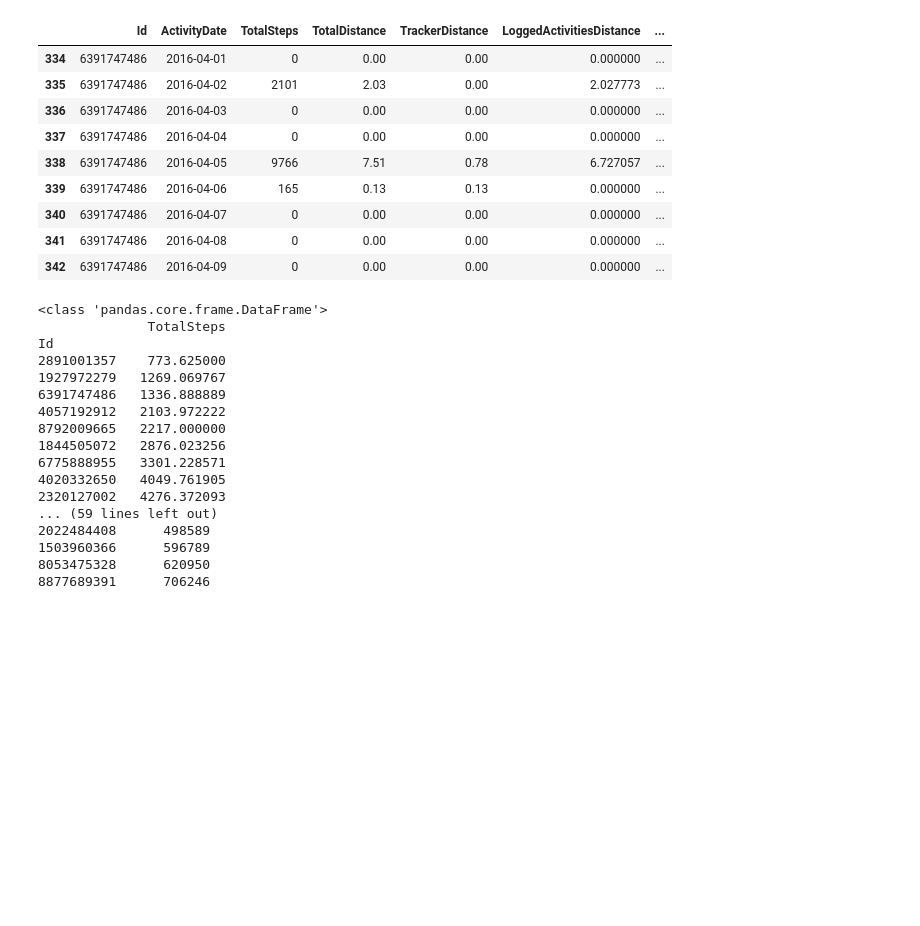
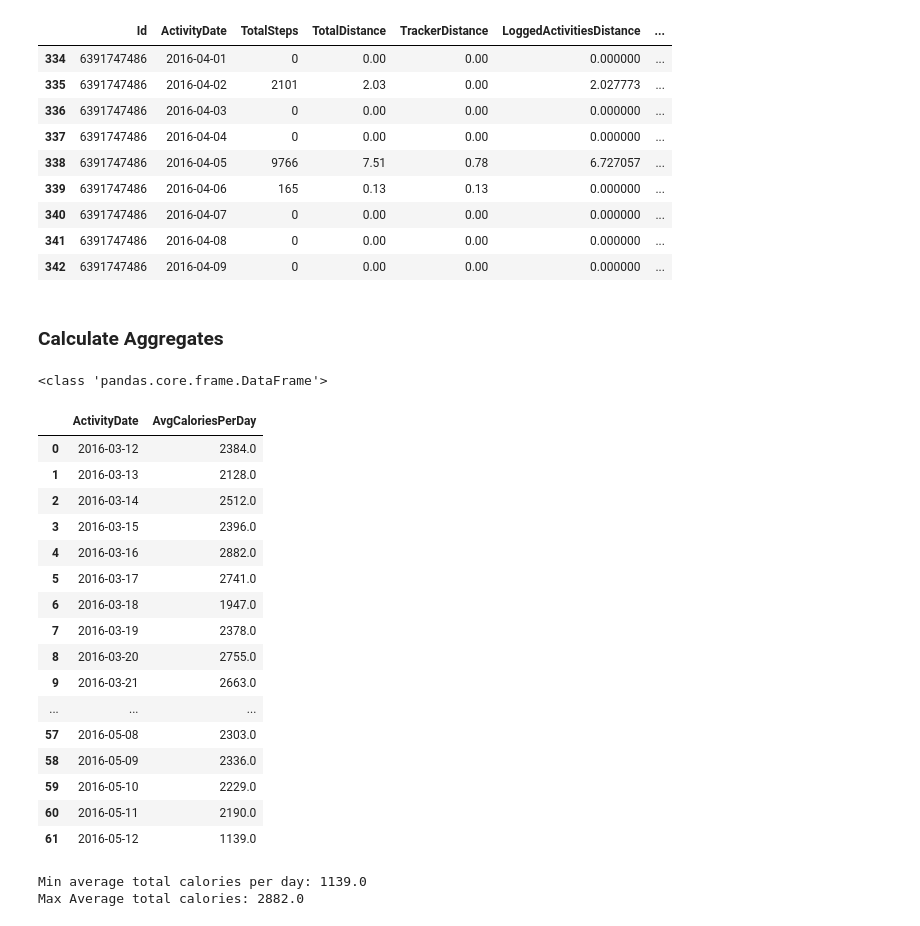
Before and after one commit to danijia/bellabeat-case-study, a Jupyter notebook: Jupyter Notebooks/bellabeat-case-study.ipynb, the cells around one changed output. Drawn from its saved outputs; the diff is of its cells as text; code cells hidden in the pictures; blank space fills up the shorter version.

```diff
--- a/Jupyter Notebooks/bellabeat-case-study.ipynb
+++ b/Jupyter Notebooks/bellabeat-case-study.ipynb
@@ -397,6 +358,7 @@ daily_activity.head(2)
 | 1 | 1503960366 | 2016-03-26 | 17609 | 11.55 | 11.55 | 0.0 | ... |
 # %%
 # print(daily_activity['ActivityDate'].min())
+pd.set_option('display.max_rows', None)
 display(daily_activity.sort_values('ActivityDate', ascending=True).head(10))
 # %% [output]
 |  | Id | ActivityDate | TotalSteps | TotalDistance | TrackerDistance | LoggedActivitiesDistance | ... |
@@ -444,39 +406,40 @@ display(daily_activity[daily_activity['Id'] == 6391747486].sort_values('Activity
 | 340 | 6391747486 | 2016-04-07 | 0 | 0.00 | 0.00 | 0.000000 | ... |
 | 341 | 6391747486 | 2016-04-08 | 0 | 0.00 | 0.00 | 0.000000 | ... |
 | 342 | 6391747486 | 2016-04-09 | 0 | 0.00 | 0.00 | 0.000000 | ... |
-# %%
-# calculate aggregates
-
-# avg steps per user
-avg_steps_per_user = daily_activity.groupby('Id').TotalSteps.mean()
-avg_steps_per_user = avg_steps_per_user.to_frame().sort_values('TotalSteps', ascending=True)
-print(type(avg_steps_per_user))
-
-print(avg_steps_per_user)
-
-# user with total average steps = 8877689391
-
-# sum of all steps per user
-total_steps_per_user = daily_activity.groupby('Id').TotalSteps.sum()
-
-total_steps_per_user = total_steps_per_user.to_frame().sort_values('TotalSteps', ascending=True)
-
-print(total_steps_per_user)
-# %% [output]
-<class 'pandas.core.frame.DataFrame'>
-              TotalSteps
-Id
-2891001357    773.625000
-1927972279   1269.069767
-6391747486   1336.888889
-4057192912   2103.972222
-8792009665   2217.000000
-1844505072   2876.023256
-6775888955   3301.228571
-4020332650   4049.761905
-2320127002   4276.372093
-... (59 lines left out)
-2022484408      498589
-1503960366      596789
-8053475328      620950
-8877689391      706246
+# %% [markdown]
+### Calculate Aggregates
+# %%
+# avg calories per day
+avg_calories_per_day = (
+    daily_activity.groupby('ActivityDate')['Calories']
+    .mean()
+    .round()
+    .rename('AvgCaloriesPerDay')
+    .reset_index()
+    .sort_values('ActivityDate', ascending=True)
+)
+print(type(avg_calories_per_day))
+display(avg_calories_per_day)
+print('Min average total calories per day: ' + str(avg_calories_per_day['AvgCaloriesPerDay'].min()))
+print('Max Average total calories: ' + str(avg_calories_per_day['AvgCaloriesPerDay'].max()))
+# %% [output]
+<class 'pandas.core.frame.DataFrame'>
+|  | ActivityDate | AvgCaloriesPerDay |
+| 0 | 2016-03-12 | 2384.0 |
+| 1 | 2016-03-13 | 2128.0 |
+| 2 | 2016-03-14 | 2512.0 |
+| 3 | 2016-03-15 | 2396.0 |
+| 4 | 2016-03-16 | 2882.0 |
+| 5 | 2016-03-17 | 2741.0 |
+| 6 | 2016-03-18 | 1947.0 |
+| 7 | 2016-03-19 | 2378.0 |
+| 8 | 2016-03-20 | 2755.0 |
+| 9 | 2016-03-21 | 2663.0 |
+| ... | ... | ... |
+| 57 | 2016-05-08 | 2303.0 |
+| 58 | 2016-05-09 | 2336.0 |
+| 59 | 2016-05-10 | 2229.0 |
+| 60 | 2016-05-11 | 2190.0 |
+| 61 | 2016-05-12 | 1139.0 |
+Min average total calories per day: 1139.0
+Max Average total calories: 2882.0
```
Also changed, not shown: parts of 13 cells of this notebook.
